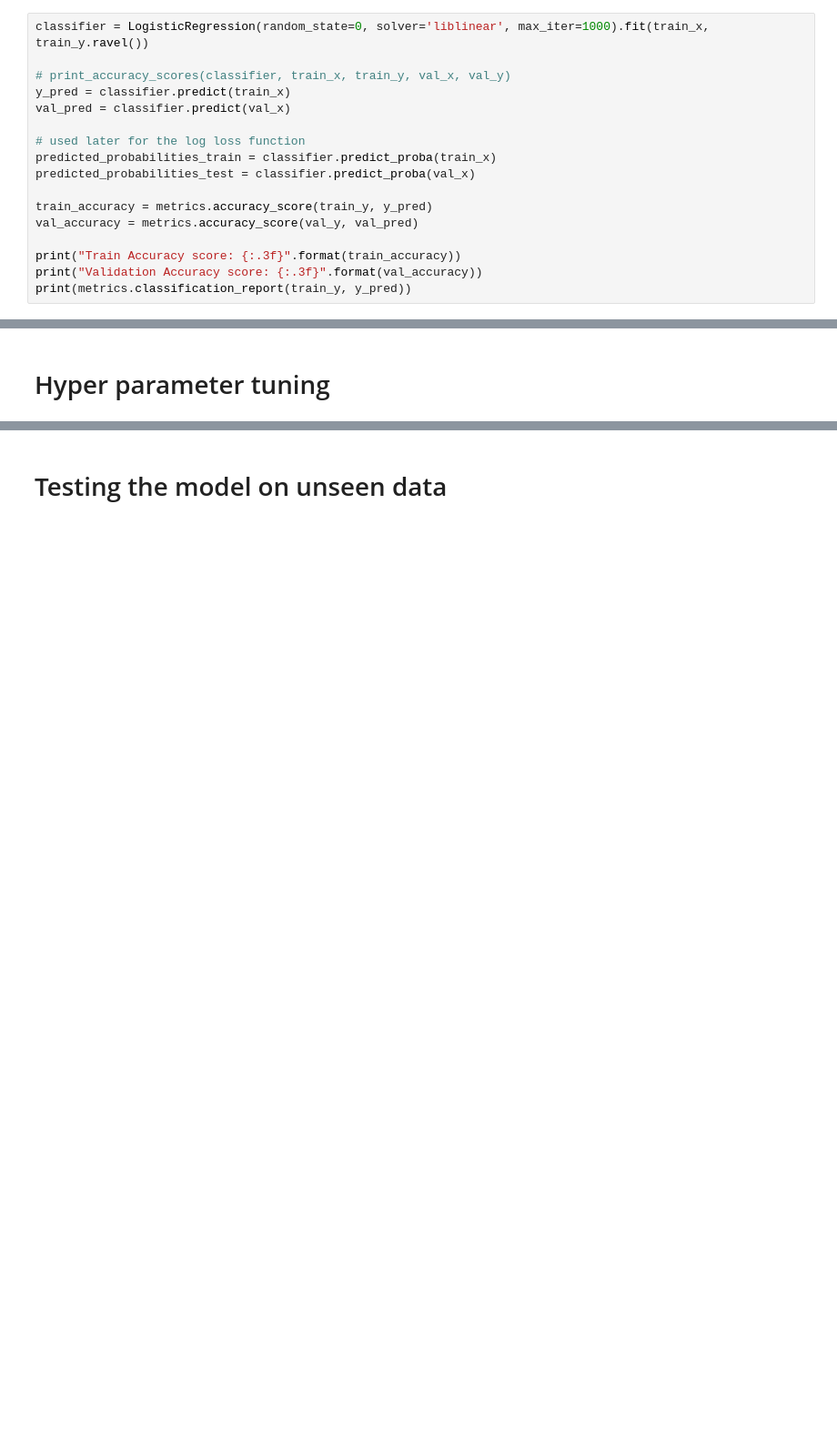
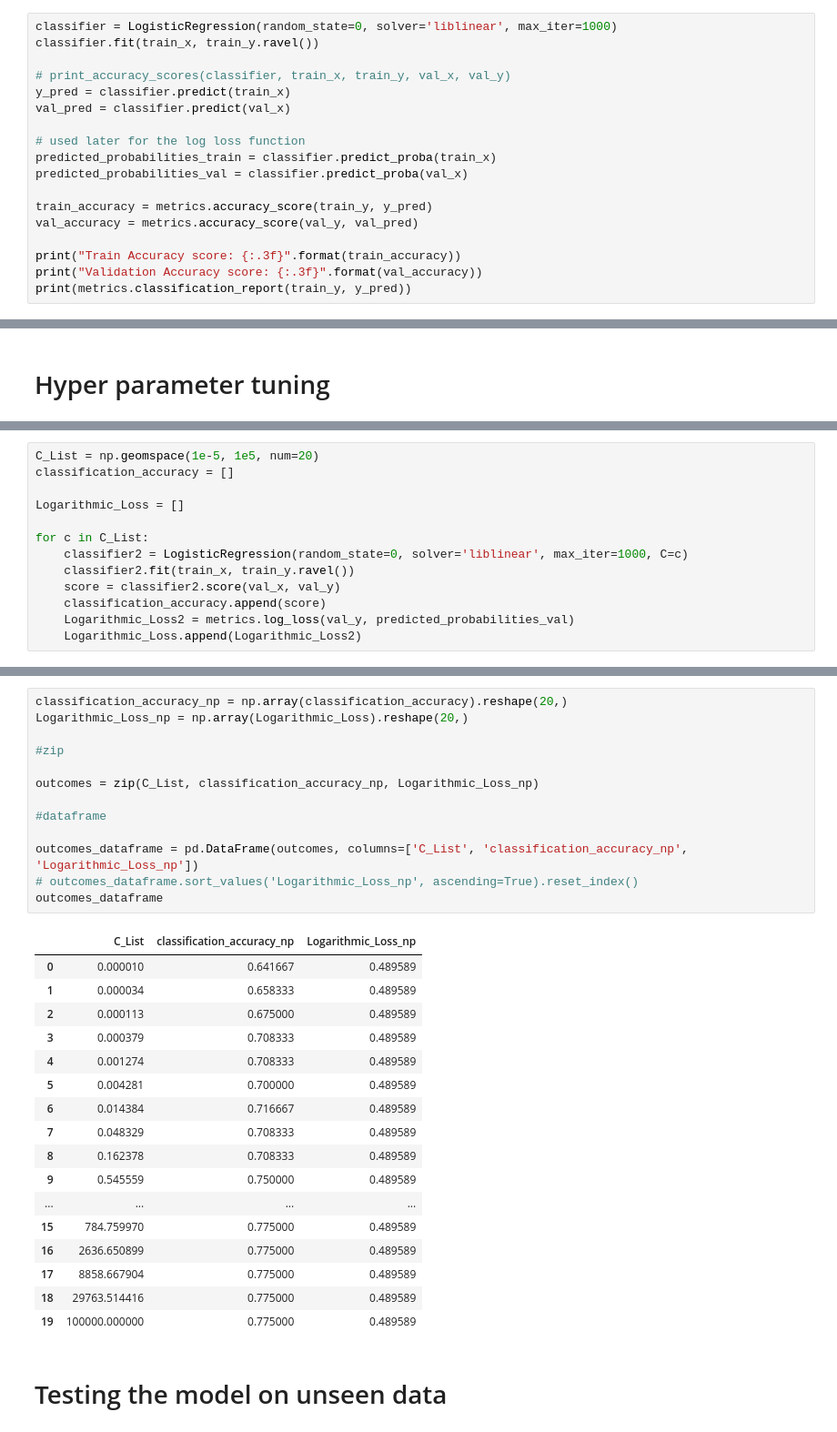
Before and after one commit to mixmav/machine-learning-A1-RMIT, a Jupyter notebook: solution/s3783375.ipynb, the cells around one changed output, grey strips where cells are left out. Shown at 91% size. Cells and saved outputs as stored; diff of their text form; blank space fills up the shorter version.

```diff
--- a/solution/s3783375.ipynb
+++ b/solution/s3783375.ipynb
@@ -170,7 +170,8 @@ Let's set up an evaluation framework to test how good our model is
 
 ### Accuracy scores
 # %%
-classifier = LogisticRegression(random_state=0, solver='liblinear', max_iter=1000).fit(train_x, train_y.ravel())
+classifier = LogisticRegression(random_state=0, solver='liblinear', max_iter=1000)
+classifier.fit(train_x, train_y.ravel())
 
 # print_accuracy_scores(classifier, train_x, train_y, val_x, val_y)
 y_pred = classifier.predict(train_x)
@@ -178,7 +179,7 @@ val_pred = classifier.predict(val_x)
 
 # used later for the log loss function
 predicted_probabilities_train = classifier.predict_proba(train_x)
-predicted_probabilities_test = classifier.predict_proba(val_x)
+predicted_probabilities_val = classifier.predict_proba(val_x)
 
 train_accuracy = metrics.accuracy_score(train_y, y_pred)
 val_accuracy = metrics.accuracy_score(val_y, val_pred)
@@ -236,0 +240,13 @@ The log loss on the validation data:  0.48958925458712105
+# %%
+C_List = np.geomspace(1e-5, 1e5, num=20)
+classification_accuracy = []
+
+Logarithmic_Loss = []
+
+for c in C_List:
+	classifier2 = LogisticRegression(random_state=0, solver='liblinear', max_iter=1000, C=c)
+	classifier2.fit(train_x, train_y.ravel())
+	score = classifier2.score(val_x, val_y)
+	classification_accuracy.append(score)
+	Logarithmic_Loss2 = metrics.log_loss(val_y, predicted_probabilities_val)
+	Logarithmic_Loss.append(Logarithmic_Loss2)
@@ -237,3 +255,34 @@ The log loss on the validation data:  0.48958925458712105
+# %%
+classification_accuracy_np = np.array(classification_accuracy).reshape(20,)
+Logarithmic_Loss_np = np.array(Logarithmic_Loss).reshape(20,)
+
+#zip
+
+outcomes = zip(C_List, classification_accuracy_np, Logarithmic_Loss_np)
+
+#dataframe
+
+outcomes_dataframe = pd.DataFrame(outcomes, columns=['C_List', 'classification_accuracy_np', 'Logarithmic_Loss_np'])
+# outcomes_dataframe.sort_values('Logarithmic_Loss_np', ascending=True).reset_index()
+outcomes_dataframe
+# %% [output]
+|  | C_List | classification_accuracy_np | Logarithmic_Loss_np |
+| 0 | 0.000010 | 0.641667 | 0.489589 |
+| 1 | 0.000034 | 0.658333 | 0.489589 |
+| 2 | 0.000113 | 0.675000 | 0.489589 |
+| 3 | 0.000379 | 0.708333 | 0.489589 |
+| 4 | 0.001274 | 0.708333 | 0.489589 |
+| 5 | 0.004281 | 0.700000 | 0.489589 |
+| 6 | 0.014384 | 0.716667 | 0.489589 |
+| 7 | 0.048329 | 0.708333 | 0.489589 |
+| 8 | 0.162378 | 0.708333 | 0.489589 |
+| 9 | 0.545559 | 0.750000 | 0.489589 |
+| ... | ... | ... | ... |
+| 15 | 784.759970 | 0.775000 | 0.489589 |
+| 16 | 2636.650899 | 0.775000 | 0.489589 |
+| 17 | 8858.667904 | 0.775000 | 0.489589 |
+| 18 | 29763.514416 | 0.775000 | 0.489589 |
+| 19 | 100000.000000 | 0.775000 | 0.489589 |
 # %% [markdown]
 # Testing the model on unseen data
 # %%
```
Also changed, not shown: parts of 3 cells of this notebook.
